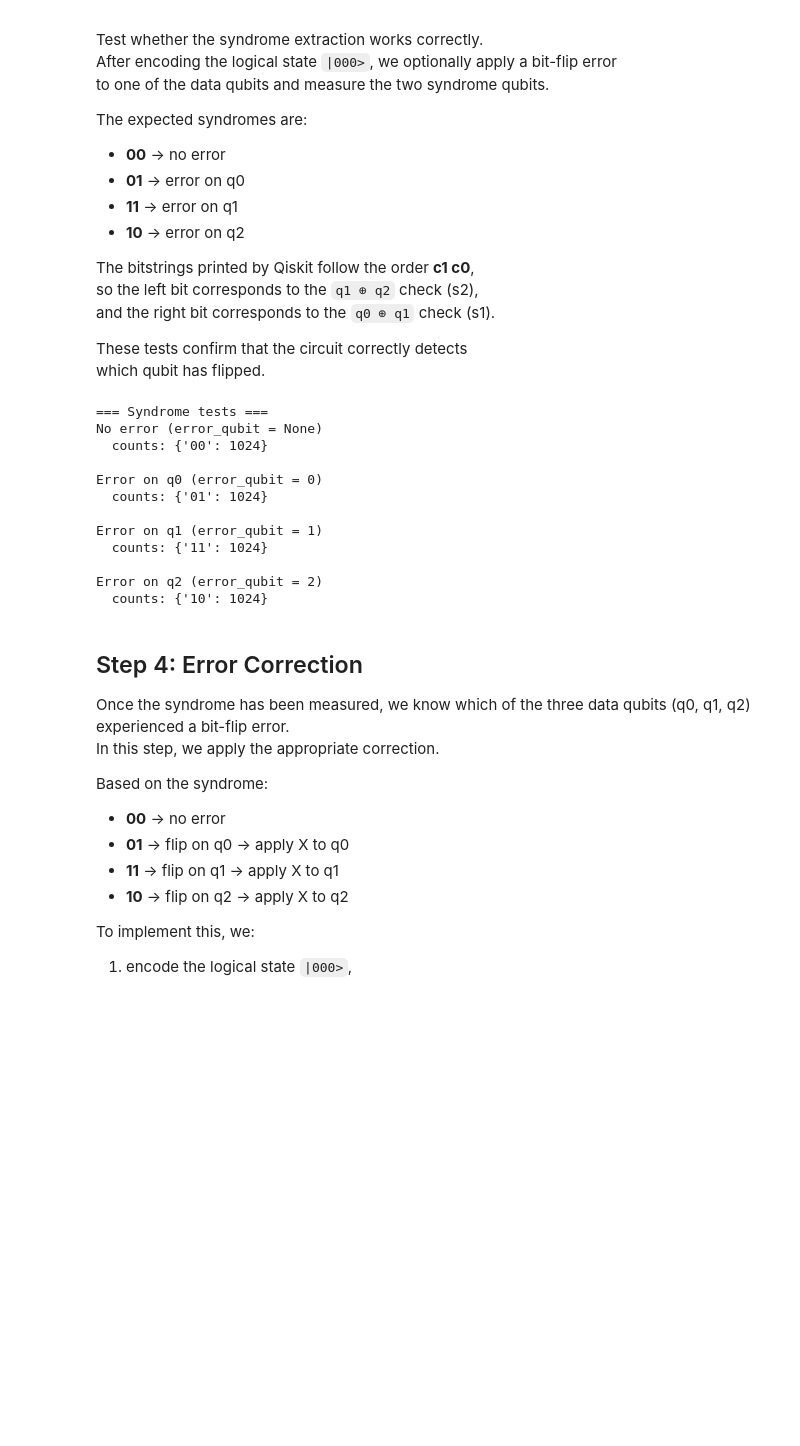
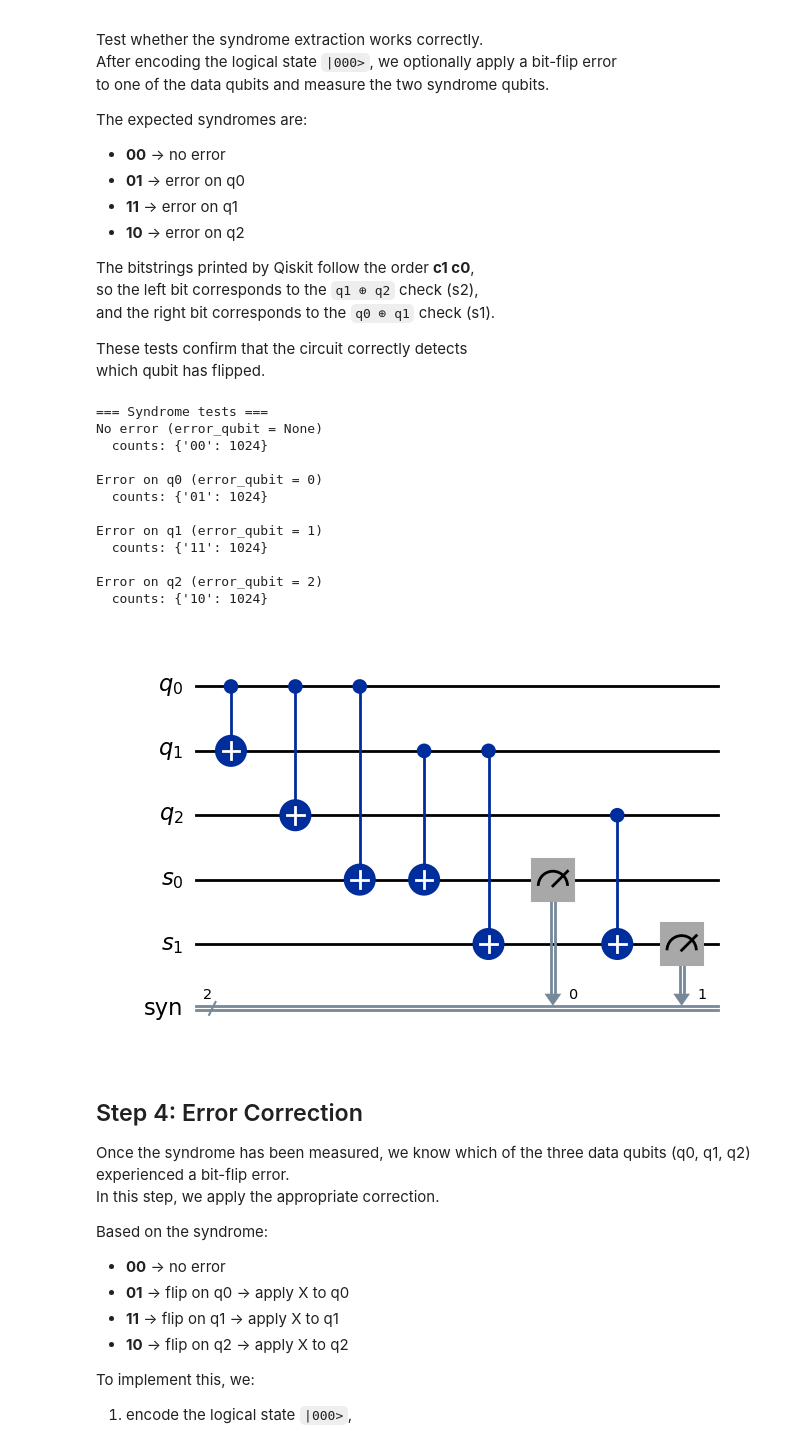
Before and after one commit to juliacher/Quantum-Error-Correction, a Jupyter notebook: src/QRepetitionCode.ipynb, the cells around one changed output. Cells and saved outputs as stored; diff of their text form; code cells hidden in the pictures; blank space fills up the shorter version.

```diff
--- a/src/QRepetitionCode.ipynb
+++ b/src/QRepetitionCode.ipynb
@@ -389,35 +389,41 @@ These tests confirm that the circuit correctly detects
 which qubit has flipped.
 # %%
 from qiskit_aer import AerSimulator
+import os
 
 sim = AerSimulator()
 
 def run_syndrome_test(label, error_qubit):
-    qc = make_syndrome_extraction_circuit(error_qubit=error_qubit)
+    qc = make_syndrome_extraction_circuit_named(error_qubit=error_qubit)
     result = sim.run(qc, shots=1024).result()
     counts = result.get_counts()
     print(f"{label} (error_qubit = {error_qubit})")
     print("  counts:", counts)
     print()
 
 print("=== Syndrome tests ===")
 run_syndrome_test("No error", None)
 run_syndrome_test("Error on q0", 0)
 run_syndrome_test("Error on q1", 1)
 run_syndrome_test("Error on q2", 2)
+
+# Visualize
+qc_syn = make_syndrome_extraction_circuit_named(error_qubit=None)
+qc_syn.draw("mpl", fold=-1)
 # %% [output]
 === Syndrome tests ===
 No error (error_qubit = None)
   counts: {'00': 1024}
 
 Error on q0 (error_qubit = 0)
   counts: {'01': 1024}
 
 Error on q1 (error_qubit = 1)
   counts: {'11': 1024}
 
 Error on q2 (error_qubit = 2)
   counts: {'10': 1024}
+[figure, added]
 # %% [markdown]
 ## Step 4: Error Correction
 
```
Also changed, not shown: parts of 3 cells of this notebook.
